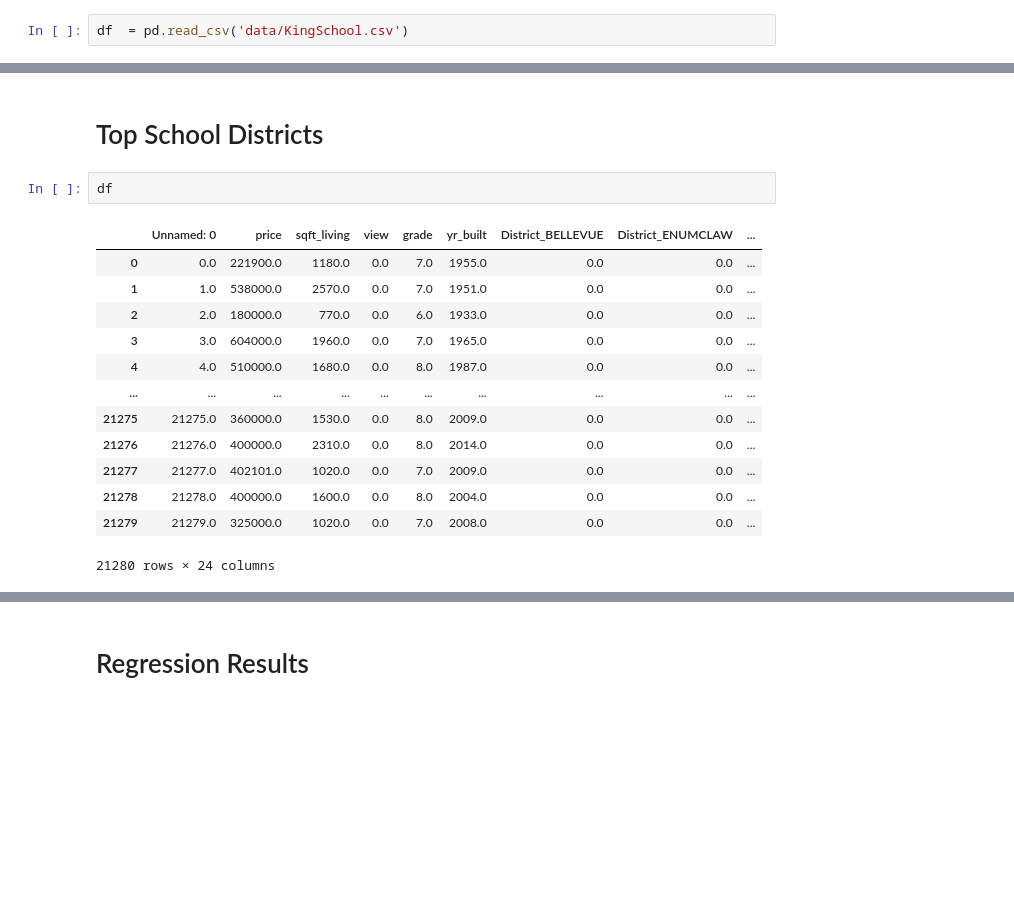
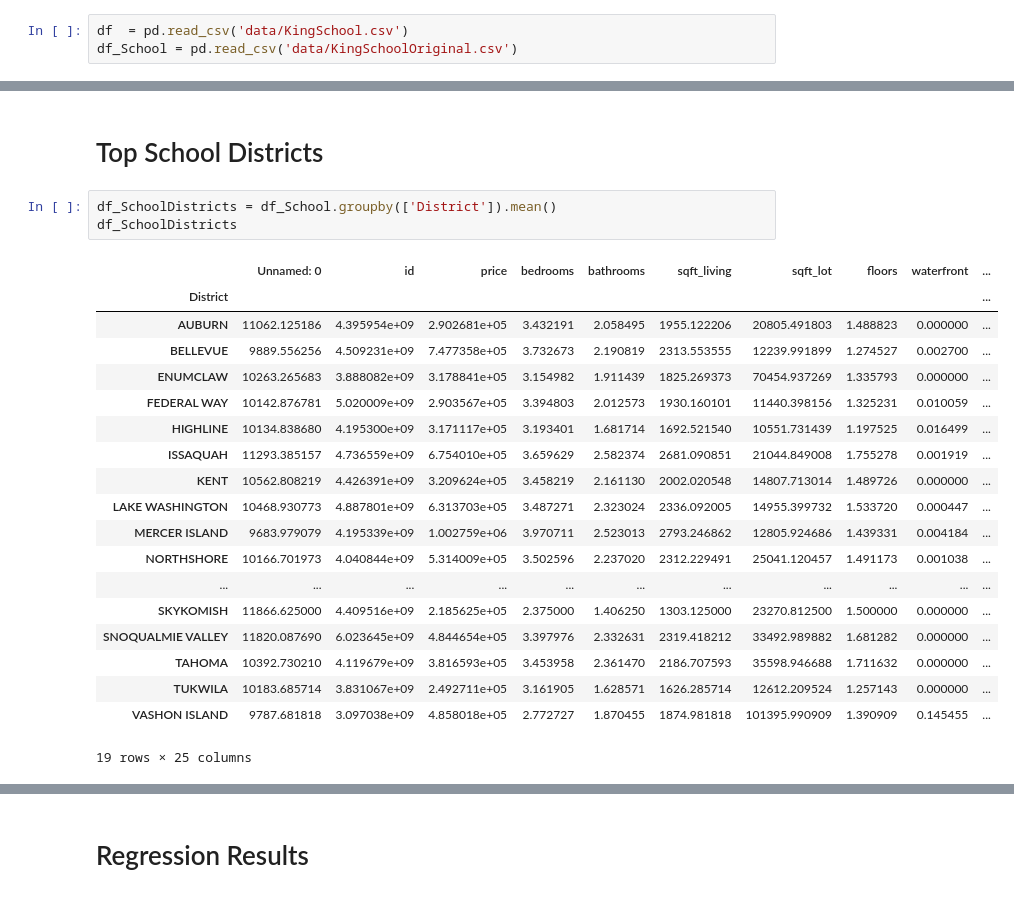
Before and after one commit to cyborgsage/kingco-realestate, a Jupyter notebook: doug_index_clone.ipynb, the cells around one changed output, grey strips where cells are left out. Saved outputs shown, nothing was run; the diff lists cells and outputs as text; blank space fills up the shorter version.

Commit message:
Adjusted KingSchool CSV

```diff
--- a/doug_index_clone.ipynb
+++ b/doug_index_clone.ipynb
@@ -44,6 +44,7 @@ from statsmodels.stats.outliers_influence import variance_inflation_factor
 # Data prep
 # %%
 df  = pd.read_csv('data/KingSchool.csv')
+df_School = pd.read_csv('data/KingSchoolOriginal.csv')
 # %%
 categoricals = ['District']
 dummies = pd.get_dummies(df[categoricals], prefix=categoricals, drop_first=True)
@@ -928,19 +951,26 @@ Price of sample: $299900.0
 [figure]
 # %% [markdown]
 # Top School Districts
-# %%
-df
-# %% [output]
-|  | Unnamed: 0 | price | sqft_living | view | grade | yr_built | District_BELLEVUE | District_ENUMCLAW | ... |
-| 0 | 0.0 | 221900.0 | 1180.0 | 0.0 | 7.0 | 1955.0 | 0.0 | 0.0 | ... |
-| 1 | 1.0 | 538000.0 | 2570.0 | 0.0 | 7.0 | 1951.0 | 0.0 | 0.0 | ... |
-| 2 | 2.0 | 180000.0 | 770.0 | 0.0 | 6.0 | 1933.0 | 0.0 | 0.0 | ... |
-| 3 | 3.0 | 604000.0 | 1960.0 | 0.0 | 7.0 | 1965.0 | 0.0 | 0.0 | ... |
-| 4 | 4.0 | 510000.0 | 1680.0 | 0.0 | 8.0 | 1987.0 | 0.0 | 0.0 | ... |
-| ... | ... | ... | ... | ... | ... | ... | ... | ... | ... |
-| 21275 | 21275.0 | 360000.0 | 1530.0 | 0.0 | 8.0 | 2009.0 | 0.0 | 0.0 | ... |
-| 21276 | 21276.0 | 400000.0 | 2310.0 | 0.0 | 8.0 | 2014.0 | 0.0 | 0.0 | ... |
-| 21277 | 21277.0 | 402101.0 | 1020.0 | 0.0 | 7.0 | 2009.0 | 0.0 | 0.0 | ... |
-| 21278 | 21278.0 | 400000.0 | 1600.0 | 0.0 | 8.0 | 2004.0 | 0.0 | 0.0 | ... |
-| 21279 | 21279.0 | 325000.0 | 1020.0 | 0.0 | 7.0 | 2008.0 | 0.0 | 0.0 | ... |
-21280 rows × 24 columns
+# %%
+df_SchoolDistricts = df_School.groupby(['District']).mean()
+df_SchoolDistricts
+# %% [output]
+|  | Unnamed: 0 | id | price | bedrooms | bathrooms | sqft_living | sqft_lot | floors | waterfront | ... |
+| District |  |  |  |  |  |  |  |  |  | ... |
+| AUBURN | 11062.125186 | 4.395954e+09 | 2.902681e+05 | 3.432191 | 2.058495 | 1955.122206 | 20805.491803 | 1.488823 | 0.000000 | ... |
+| BELLEVUE | 9889.556256 | 4.509231e+09 | 7.477358e+05 | 3.732673 | 2.190819 | 2313.553555 | 12239.991899 | 1.274527 | 0.002700 | ... |
+| ENUMCLAW | 10263.265683 | 3.888082e+09 | 3.178841e+05 | 3.154982 | 1.911439 | 1825.269373 | 70454.937269 | 1.335793 | 0.000000 | ... |
+| FEDERAL WAY | 10142.876781 | 5.020009e+09 | 2.903567e+05 | 3.394803 | 2.012573 | 1930.160101 | 11440.398156 | 1.325231 | 0.010059 | ... |
+| HIGHLINE | 10134.838680 | 4.195300e+09 | 3.171117e+05 | 3.193401 | 1.681714 | 1692.521540 | 10551.731439 | 1.197525 | 0.016499 | ... |
+| ISSAQUAH | 11293.385157 | 4.736559e+09 | 6.754010e+05 | 3.659629 | 2.582374 | 2681.090851 | 21044.849008 | 1.755278 | 0.001919 | ... |
+| KENT | 10562.808219 | 4.426391e+09 | 3.209624e+05 | 3.458219 | 2.161130 | 2002.020548 | 14807.713014 | 1.489726 | 0.000000 | ... |
+| LAKE WASHINGTON | 10468.930773 | 4.887801e+09 | 6.313703e+05 | 3.487271 | 2.323024 | 2336.092005 | 14955.399732 | 1.533720 | 0.000447 | ... |
+| MERCER ISLAND | 9683.979079 | 4.195339e+09 | 1.002759e+06 | 3.970711 | 2.523013 | 2793.246862 | 12805.924686 | 1.439331 | 0.004184 | ... |
+| NORTHSHORE | 10166.701973 | 4.040844e+09 | 5.314009e+05 | 3.502596 | 2.237020 | 2312.229491 | 25041.120457 | 1.491173 | 0.001038 | ... |
+| ... | ... | ... | ... | ... | ... | ... | ... | ... | ... | ... |
+| SKYKOMISH | 11866.625000 | 4.409516e+09 | 2.185625e+05 | 2.375000 | 1.406250 | 1303.125000 | 23270.812500 | 1.500000 | 0.000000 | ... |
+| SNOQUALMIE VALLEY | 11820.087690 | 6.023645e+09 | 4.844654e+05 | 3.397976 | 2.332631 | 2319.418212 | 33492.989882 | 1.681282 | 0.000000 | ... |
+| TAHOMA | 10392.730210 | 4.119679e+09 | 3.816593e+05 | 3.453958 | 2.361470 | 2186.707593 | 35598.946688 | 1.711632 | 0.000000 | ... |
+| TUKWILA | 10183.685714 | 3.831067e+09 | 2.492711e+05 | 3.161905 | 1.628571 | 1626.285714 | 12612.209524 | 1.257143 | 0.000000 | ... |
+| VASHON ISLAND | 9787.681818 | 3.097038e+09 | 4.858018e+05 | 2.772727 | 1.870455 | 1874.981818 | 101395.990909 | 1.390909 | 0.145455 | ... |
+19 rows × 25 columns
```
Also changed, not shown: parts of 6 cells of this notebook.
